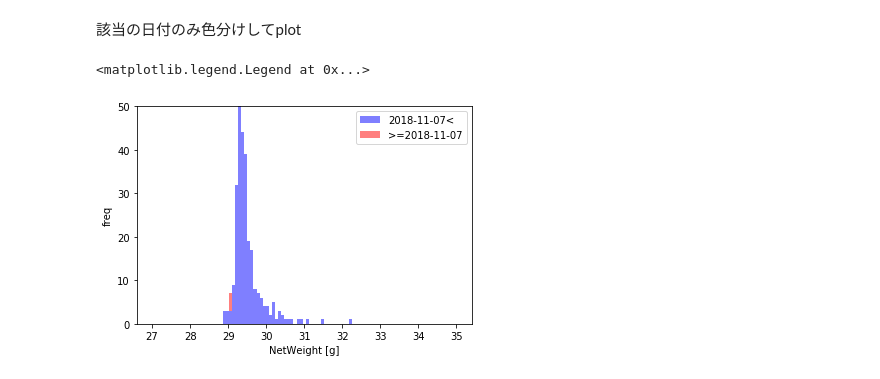
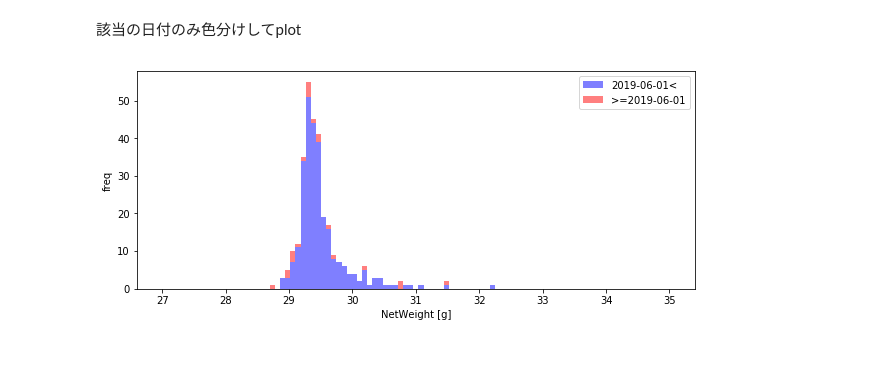
Before and after one commit to tok41/choco-ball-statistics, a Jupyter notebook: analysis/jupyter/plot_weight_dist.ipynb, the cells around one changed output. Saved outputs shown, nothing was run; the diff lists cells and outputs as text; code cells hidden in the pictures.

```diff
--- a/analysis/jupyter/plot_weight_dist.ipynb
+++ b/analysis/jupyter/plot_weight_dist.ipynb
@@ -45,20 +45,23 @@ ax.legend()
 # %% [markdown]
 該当の日付のみ色分けしてplot
 # %%
-data['measure_date_t'] = pd.to_datetime(data['measure_date'], format='%Y-%m-%d')
+#data['measure_date_t'] = pd.to_datetime(data['measure_date'], format='%Y-%m-%d')
+data['measure_date_t'] = pd.to_datetime(data['best_before'], format='%Y-%m-%d')
 # %%
-w_list = [data.loc[data['measure_date_t']<pd.to_datetime('2018-11-07')]['net_weight'],
-          data.loc[data['measure_date_t']>=pd.to_datetime('2018-11-07')]['net_weight']]
+#timeThresh = '2018-11-07'
+timeThresh = '2019-06-01'
+w_list = [data.loc[data['measure_date_t']<pd.to_datetime(timeThresh)]['net_weight'],
+          data.loc[data['measure_date_t']>=pd.to_datetime(timeThresh)]['net_weight']]
 # %%
-fig = plt.figure(figsize=(6,4))
+fig = plt.figure(figsize=(10,4))
 ax = fig.subplots(1, 1)
 
 ax.hist(w_list, bins=bins, color=['#0000FF', '#FF0000'], alpha=0.5,
-        label=['2018-11-07<', '>=2018-11-07'],
+        label=['{}<'.format(timeThresh), '>={}'.format(timeThresh)],
         histtype='bar', stacked=True)
 ax.set_xlabel('NetWeight [g]')
 ax.set_ylabel('freq')
 ax.legend()
+fig.savefig("weight_dist_peanuts.png")
 # %% [output]
-<matplotlib.legend.Legend at 0x...>
-[figure, old version]
+[figure, new version]
```
Also changed, not shown: parts of 5 cells of this notebook, 5 other files.
